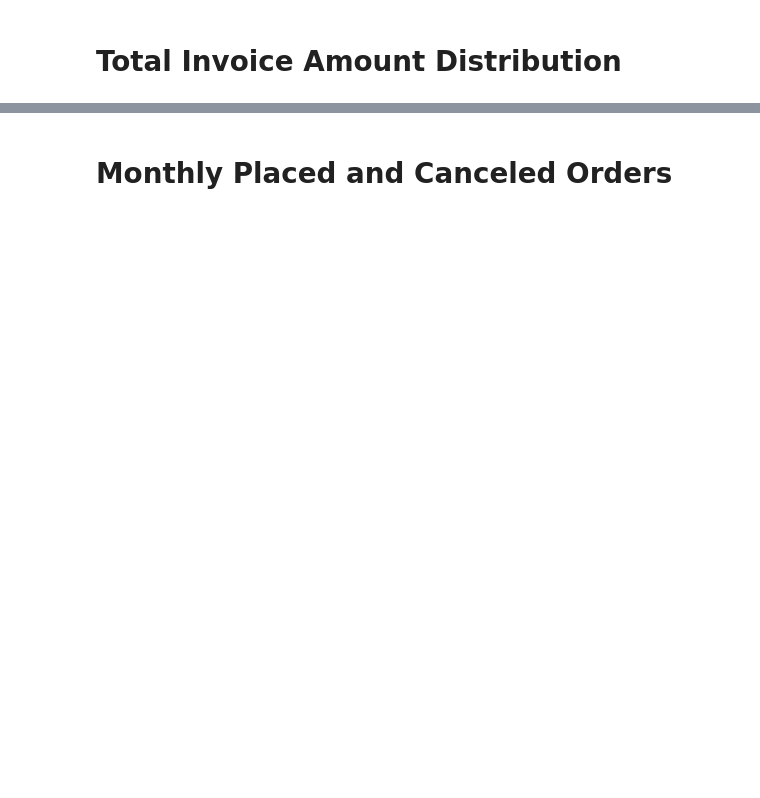
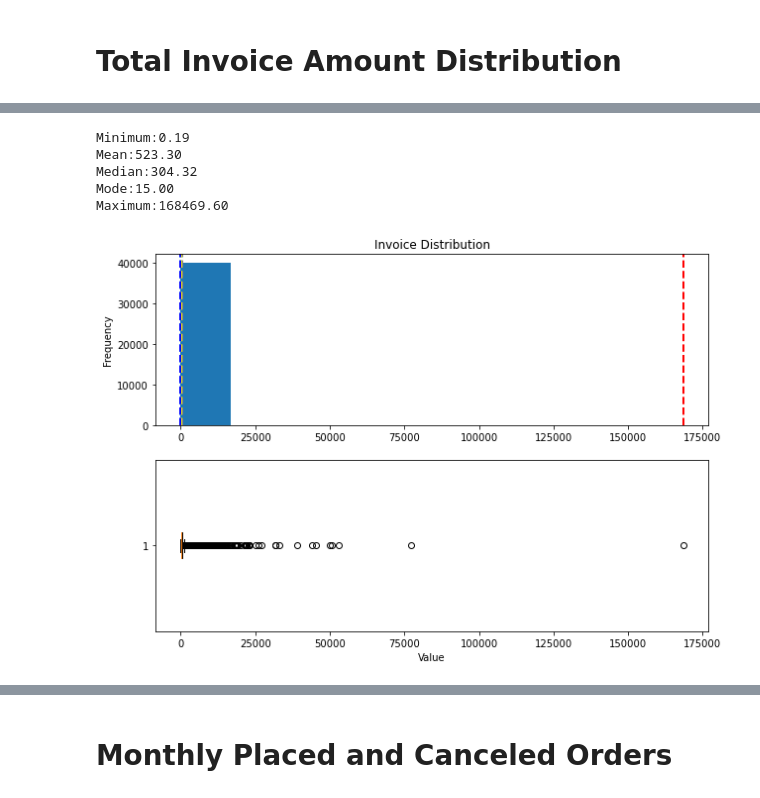
Before and after one commit to jarviscanada/jarvis_data_eng_NazaninAkbari, a Jupyter notebook: python_data_analytics/retail_data_analytics_wrangling.ipynb, the cells around one changed output, grey strips where cells are left out. Cells and saved outputs as stored; diff of their text form; code cells hidden in the pictures; blank space fills up the shorter version.

Commit message:
Python data analytics

```diff
--- a/python_data_analytics/retail_data_analytics_wrangling.ipynb
+++ b/python_data_analytics/retail_data_analytics_wrangling.ipynb
@@ -99,0 +136,8 @@ ParserError: Error tokenizing data. C error: Expected 1 fields in line 137, saw
+# %%
+#Change the datatypes of columns
+retail_df["quantity"] = pd.to_numeric(retail_df["quantity"])
+retail_df["invoice_date"] = pd.to_datetime(retail_df["invoice_date"])
+retail_df["price"] = pd.to_numeric(retail_df["price"])
+retail_df["customer_id"] = pd.to_numeric(retail_df["customer_id"])
+#Display the updated datatypes
+retail_df.dtypes
@@ -119,0 +156,4 @@ ParserError: Error tokenizing data. C error: Expected 1 fields in line 137, saw
+# %%
+#Create 'invoice_amount' column in the dataframe
+retail_df['invoice_amount'] = retail_df['quantity'] * retail_df['price']
+retail_df.head()
@@ -119,0 +167,4 @@ ParserError: Error tokenizing data. C error: Expected 1 fields in line 137, saw
+# %%
+#Total amounts for each invoice
+invoice_df = retail_df[['invoice', 'invoice_amount']][retail_df.invoice_amount > 0].groupby('invoice').sum('invoice_amount')
+invoice_df.head()
@@ -119,0 +179,37 @@ ParserError: Error tokenizing data. C error: Expected 1 fields in line 137, saw
+# %%
+#Total Invoice Amount Distribution
+def show_distribution(data):
+    min_val = data.min()
+    mean_val = data.mean()
+    med_val = data.median()
+    mod_val = data.mode()[0]
+    max_val = data.max()
+#Print the measures of central tendency
+    print('Minimum:{:.2f}\nMean:{:.2f}\nMedian:{:.2f}\nMode:{:.2f}\nMaximum:{:.2f}\n'.format(min_val, mean_val,
+                                                                                             med_val, mod_val,
+                                                                                             max_val))
+#Plot the histogram
+    fig, ax = plt.subplots(2, 1, figsize = (10,7))
+
+    ax[0].hist(amount)
+    ax[0].set_ylabel('Frequency')
+
+    ax[0].axvline(x=min_val, color = "cyan", linestyle = "--", linewidth = 2)
+    ax[0].axvline(x=mean_val, color = "grey", linestyle = "--", linewidth = 2)
+    ax[0].axvline(x=med_val, color = "yellow", linestyle = "--", linewidth = 2)
+    ax[0].axvline(x=mod_val,color = "blue", linestyle = "--", linewidth = 2)
+    ax[0].axvline(x=max_val, color ="red", linestyle = "--", linewidth = 2)
+
+#Plot the box plot
+    ax[1].boxplot(data, vert=False)
+    ax[0].set_title("Invoice Distribution")
+    ax[1].set_xlabel('Value')
+
+show_distribution(invoice_df["invoice_amount"])
+# %% [output]
+Minimum:0.19
+Mean:523.30
+Median:304.32
+Mode:15.00
+Maximum:168469.60
+[figure, added]
```
Also changed, not shown: parts of 54 cells of this notebook, 10 other files.
